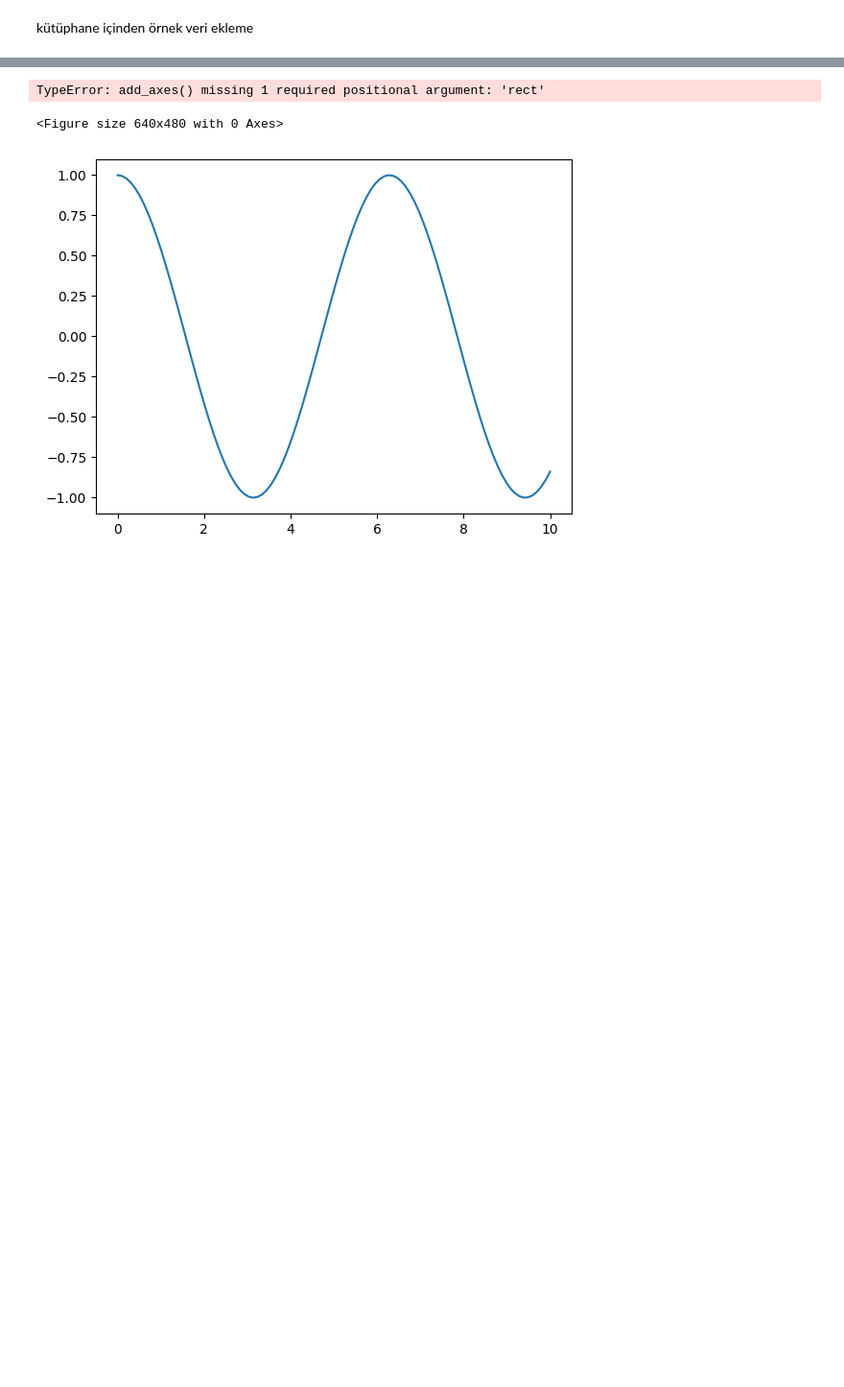
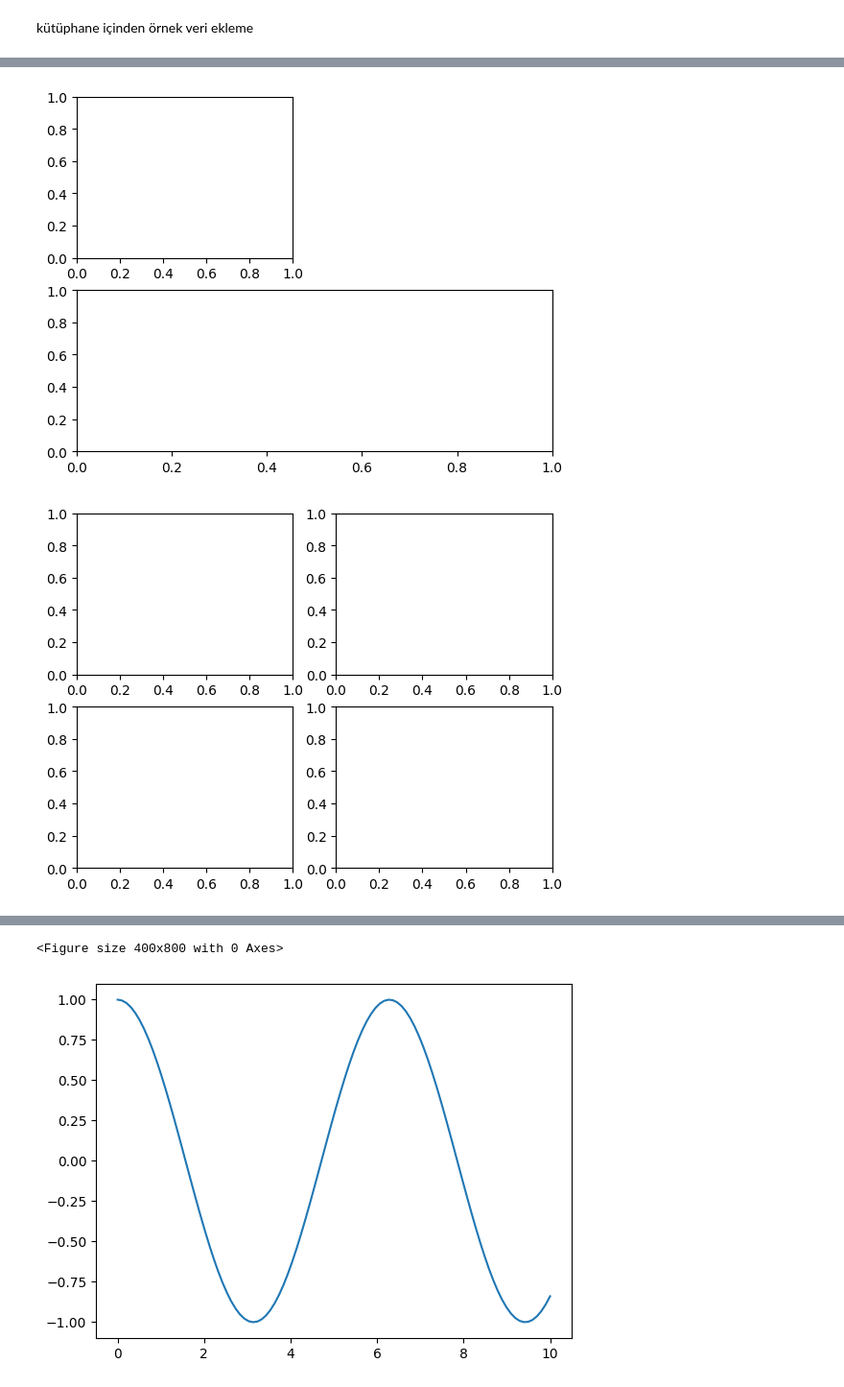
Before and after one commit to msy-bilecik/ist204, a Jupyter notebook: ist204_2024_12h_matplotlib.ipynb, the cells around one changed output, grey strips where cells are left out. Shown at 96% size. Drawn from its saved outputs; the diff is of its cells as text; code cells hidden in the pictures; blank space fills up the shorter version.

```diff
--- a/ist204_2024_12h_matplotlib.ipynb
+++ b/ist204_2024_12h_matplotlib.ipynb
@@ -31,10 +37,11 @@ img = np.load(get_sample_data('axes_grid/bivariate_normal.npy'))
 # %%
 fig = plt.figure()
-fig.add_axes()
 ax1 = fig.add_subplot(221)
 ax3 = fig.add_subplot(212)
 fig3, axes = plt.subplots(nrows=2,ncols=2)
 fig4, axes2 = plt.subplots(ncols=3)
 
 fig2 = plt.figure(figsize=plt.figaspect(2.0))
 # %% [output]
+[figure, added]
+[figure, added]
@@ -41,5 +49,4 @@ fig2 = plt.figure(figsize=plt.figaspect(2.0))
-TypeError: add_axes() missing 1 required positional argument: 'rect'
+<Figure size 400x800 with 0 Axes>
-<Figure size 640x480 with 0 Axes>
 # %%
 fig, ax = plt.subplots()
 x = np.linspace(0, 10, 100)
```
Also changed, not shown: parts of 4 cells of this notebook.
